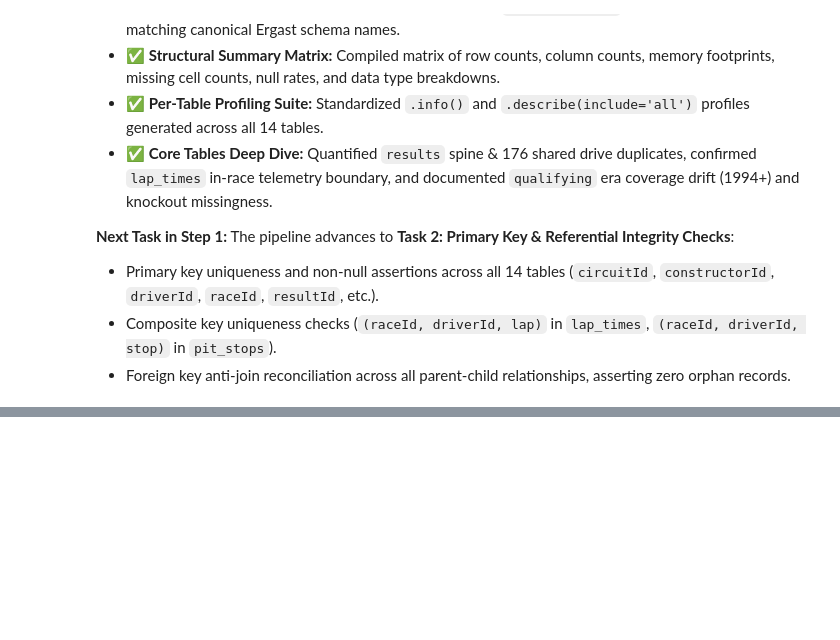
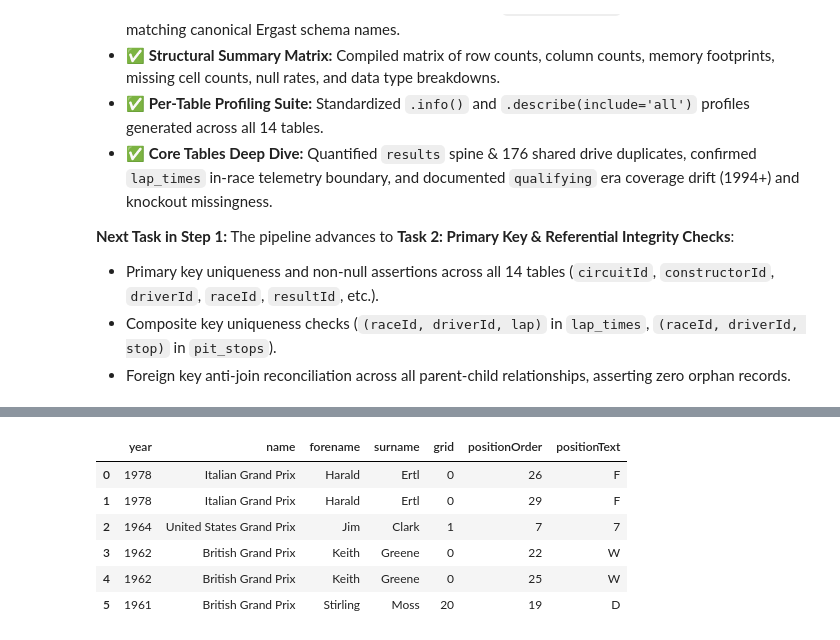
Before and after one commit to Abdel-RahmanIII/Formula-1, a Jupyter notebook: formula-1.ipynb, the cells around one changed output, grey strips where cells are left out. Cells and saved outputs as stored; diff of their text form; code cells hidden in the pictures; blank space fills up the shorter version.

```diff
--- a/formula-1.ipynb
+++ b/formula-1.ipynb
@@ -781,0 +1195,91 @@ The pipeline advances to **Task 2: Primary Key & Referential Integrity Checks**:
+# %%
+# ==============================================================================
+# 2.2.2 TASK 2.2: COMPOSITE KEY AUDITS & HISTORICAL SHARED-DRIVE DIAGNOSIS
+# ==============================================================================
+
+# ------------------------------------------------------------------------------
+# 1. Standard Composite Keys in Session and Telemetry Tables
+# ------------------------------------------------------------------------------
+STANDARD_COMPOSITE_KEYS: Dict[str, List[str]] = {
+    "qualifying": ["raceId", "driverId"],
+    "sprint_results": ["raceId", "driverId"],
+    "lap_times": ["raceId", "driverId", "lap"],
+    "pit_stops": ["raceId", "driverId", "stop"],
+}
+
+composite_summary = []
+for table_name, comp_cols in STANDARD_COMPOSITE_KEYS.items():
+    df = raw_dataframes[table_name]
+    n_rows = len(df)
+    n_null = int(df[comp_cols].isnull().any(axis=1).sum())
+    n_dups = int(df.duplicated(subset=comp_cols).sum())
+
+    assert n_null == 0, f"Composite key {comp_cols} in {table_name} has {n_null} null rows!"
+    assert n_dups == 0, f"Composite key {comp_cols} in {table_name} has {n_dups} duplicate rows!"
+
+    composite_summary.append({
+        "Table": table_name,
+        "Composite Grain": " + ".join(comp_cols),
+        "Total Rows": f"{n_rows:,}",
+        "Null Key Rows": n_null,
+        "Duplicate Rows": n_dups,
+        "Integrity Status": "PASS (Strictly Unique)",
+    })
+
+print("=" * 95)
+print("SESSION & TELEMETRY COMPOSITE KEY AUDIT MATRIX")
+print("=" * 95)
+display(pd.DataFrame(composite_summary))
+
+# ------------------------------------------------------------------------------
+# 2. Detailed Diagnosis of results.csv Composite Key (Trap 1: Shared Drives)
+# ------------------------------------------------------------------------------
+results_raw = raw_dataframes["results"]
+races_raw = raw_dataframes["races"]
+drivers_raw = raw_dataframes["drivers"]
+
+# Quantify duplicate volume under different semantics
+total_results_rows = len(results_raw)
+unique_race_driver_pairs = results_raw.groupby(["raceId", "driverId"]).ngroups
+total_rows_involved = int(results_raw.duplicated(subset=["raceId", "driverId"], keep=False).sum())
+redundant_drop_rows = int(results_raw.duplicated(subset=["raceId", "driverId"], keep="first").sum())
+pairs_with_duplicates = results_raw[results_raw.duplicated(subset=["raceId", "driverId"], keep=False)].groupby(["raceId", "driverId"]).ngroups
+
+print("\n" + "=" * 95)
+print("RESULTS.CSV COMPOSITE GRAIN DIAGNOSIS: (raceId, driverId)")
+print("=" * 95)
+print(f"Total Raw Rows in results.csv       : {total_results_rows:,}")
+print(f"Unique (raceId, driverId) Instances  : {unique_race_driver_pairs:,}")
+print(f"Total Rows Involved in Shared Drives: {total_rows_involved:,} (keep=False)")
+print(f"Distinct Driver-Race Pairs Affected : {pairs_with_duplicates:,}")
+print(f"Redundant Rows to Deduplicate       : {redundant_drop_rows:,} (keep='first')")
+print(f"Mathematical Consistency Check      : {total_results_rows:,} - {redundant_drop_rows:,} = {total_results_rows - redundant_drop_rows:,} unique rows")
+print("=" * 95)
+
+# Profile temporal distribution of shared-drive rows by season
+shared_drives_df = (
+    results_raw[results_raw.duplicated(subset=["raceId", "driverId"], keep=False)]
+    .merge(races_raw[["raceId", "year", "name"]], on="raceId", how="left")
+    .merge(drivers_raw[["driverId", "forename", "surname"]], on="driverId", how="left")
+)
+
+season_dist = (
+    shared_drives_df.groupby("year")
+    .agg(
+        total_shared_rows=("resultId", "count"),
+        races_affected=("raceId", "nunique"),
+        drivers_involved=("driverId", "nunique")
+    )
+    .reset_index()
+)
+
+print("\n[HISTORICAL DISTRIBUTION OF SHARED DRIVES BY SEASON]:")
+display(season_dist)
+
+# Display sample of historical shared drive records
+sample_cols = ["year", "name", "forename", "surname", "grid", "positionOrder", "positionText"]
+print("\n[SAMPLE HISTORICAL SHARED DRIVE RECORDS IN RAW RESULTS]:")
+display(shared_drives_df[sample_cols].head(6))
+
+print(f"\n[AUDIT ACTIONABLE] Identified exactly {redundant_drop_rows} redundant rows to resolve in Task 6 per DEC-008.")
+# %% [output]
@@ -781,0 +1322,7 @@ The pipeline advances to **Task 2: Primary Key & Referential Integrity Checks**:
+|  | year | name | forename | surname | grid | positionOrder | positionText |
+| 0 | 1978 | Italian Grand Prix | Harald | Ertl | 0 | 26 | F |
+| 1 | 1978 | Italian Grand Prix | Harald | Ertl | 0 | 29 | F |
+| 2 | 1964 | United States Grand Prix | Jim | Clark | 1 | 7 | 7 |
+| 3 | 1962 | British Grand Prix | Keith | Greene | 0 | 22 | W |
+| 4 | 1962 | British Grand Prix | Keith | Greene | 0 | 25 | W |
+| 5 | 1961 | British Grand Prix | Stirling | Moss | 20 | 19 | D |
```
Also changed, not shown: parts of 22 cells of this notebook, 6 other files.
